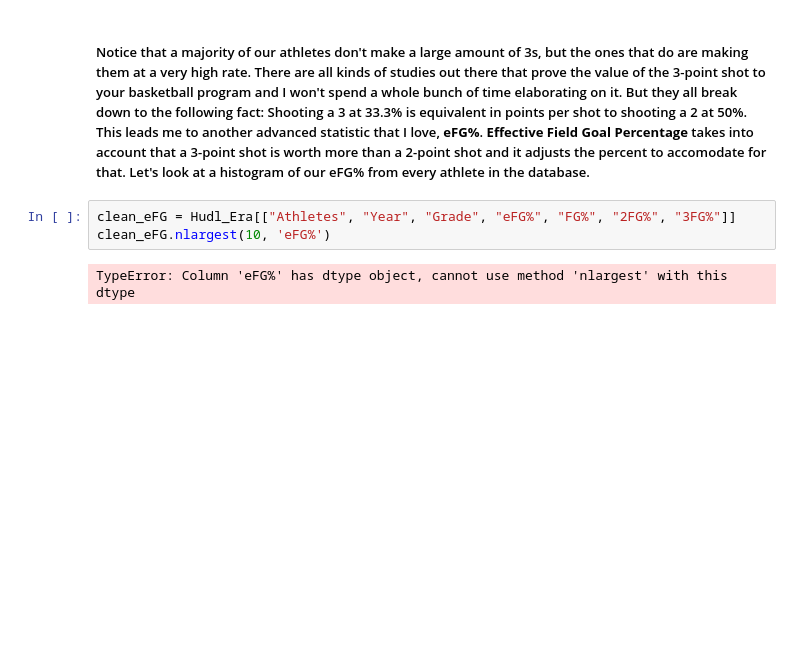
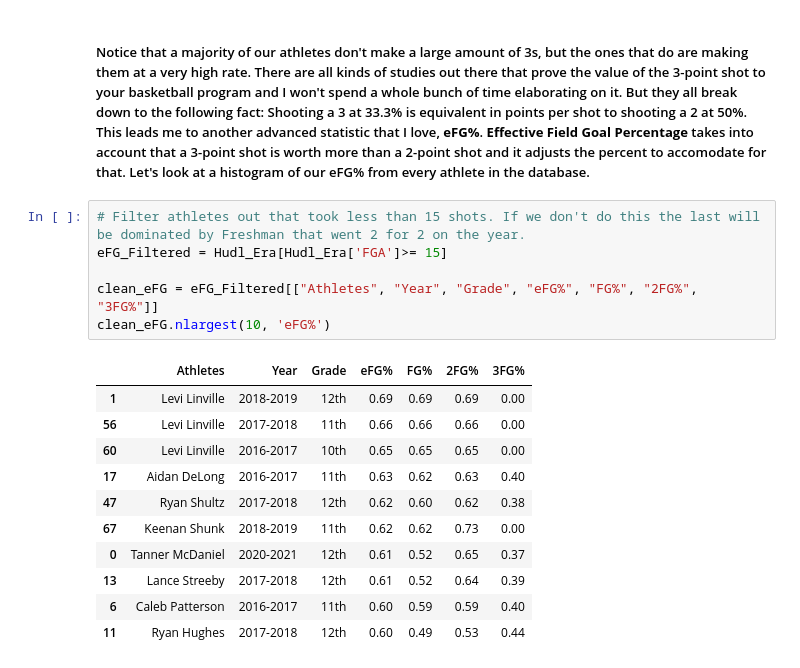
Before and after one commit to WadeBryson/datafun-06-projects, a Jupyter notebook: WadeBryson_Task3_NA_Basketball.ipynb, the cells around one changed output. Cells and saved outputs as stored; diff of their text form; blank space fills up the shorter version.

```diff
--- a/WadeBryson_Task3_NA_Basketball.ipynb
+++ b/WadeBryson_Task3_NA_Basketball.ipynb
@@ -103,8 +103,21 @@ histogram = Hudl_Era["3FGM"].hist()
 [figure]
 # %% [markdown]
 ##### Notice that a majority of our athletes don't make a large amount of 3s, but the ones that do are making them at a very high rate. There are all kinds of studies out there that prove the value of the 3-point shot to your basketball program and I won't spend a whole bunch of time elaborating on it. But they all break down to the following fact: Shooting a 3 at 33.3% is equivalent in points per shot to shooting a 2 at 50%. This leads me to another advanced statistic that I love, **eFG%**. **Effective Field Goal Percentage** takes into account that a 3-point shot is worth more than a 2-point shot and it adjusts the percent to accomodate for that. Let's look at a histogram of our eFG% from every athlete in the database.
-# %%
-clean_eFG = Hudl_Era[["Athletes", "Year", "Grade", "eFG%", "FG%", "2FG%", "3FG%"]]
-clean_eFG.nlargest(10, 'eFG%')
-# %% [output]
-TypeError: Column 'eFG%' has dtype object, cannot use method 'nlargest' with this dtype
+# %%
+# Filter athletes out that took less than 15 shots. If we don't do this the last will be dominated by Freshman that went 2 for 2 on the year.
+eFG_Filtered = Hudl_Era[Hudl_Era['FGA']>= 15]
+
+clean_eFG = eFG_Filtered[["Athletes", "Year", "Grade", "eFG%", "FG%", "2FG%", "3FG%"]]
+clean_eFG.nlargest(10, 'eFG%')
+# %% [output]
+|  | Athletes | Year | Grade | eFG% | FG% | 2FG% | 3FG% |
+| 1 | Levi Linville | 2018-2019 | 12th | 0.69 | 0.69 | 0.69 | 0.00 |
+| 56 | Levi Linville | 2017-2018 | 11th | 0.66 | 0.66 | 0.66 | 0.00 |
+| 60 | Levi Linville | 2016-2017 | 10th | 0.65 | 0.65 | 0.65 | 0.00 |
+| 17 | Aidan DeLong | 2016-2017 | 11th | 0.63 | 0.62 | 0.63 | 0.40 |
+| 47 | Ryan Shultz | 2017-2018 | 12th | 0.62 | 0.60 | 0.62 | 0.38 |
+| 67 | Keenan Shunk | 2018-2019 | 11th | 0.62 | 0.62 | 0.73 | 0.00 |
+| 0 | Tanner McDaniel | 2020-2021 | 12th | 0.61 | 0.52 | 0.65 | 0.37 |
+| 13 | Lance Streeby | 2017-2018 | 12th | 0.61 | 0.52 | 0.64 | 0.39 |
+| 6 | Caleb Patterson | 2016-2017 | 11th | 0.60 | 0.59 | 0.59 | 0.40 |
+| 11 | Ryan Hughes | 2017-2018 | 12th | 0.60 | 0.49 | 0.53 | 0.44 |
```
Also changed, not shown: parts of 1 cell of this notebook, 1 other file.
